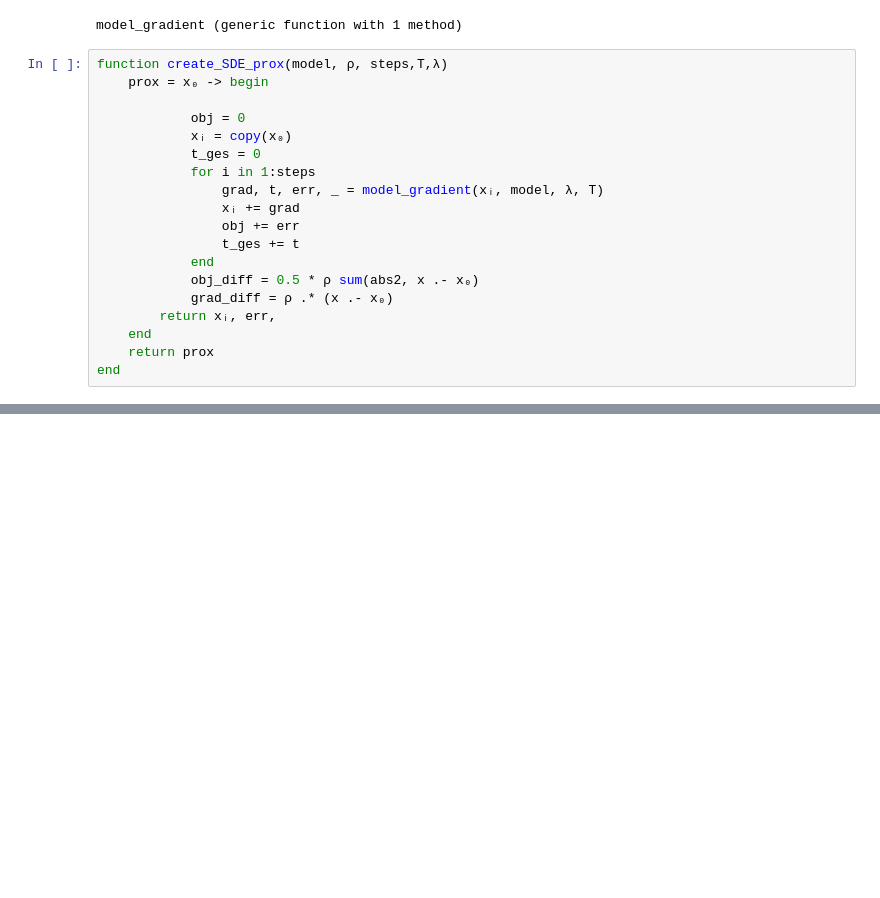
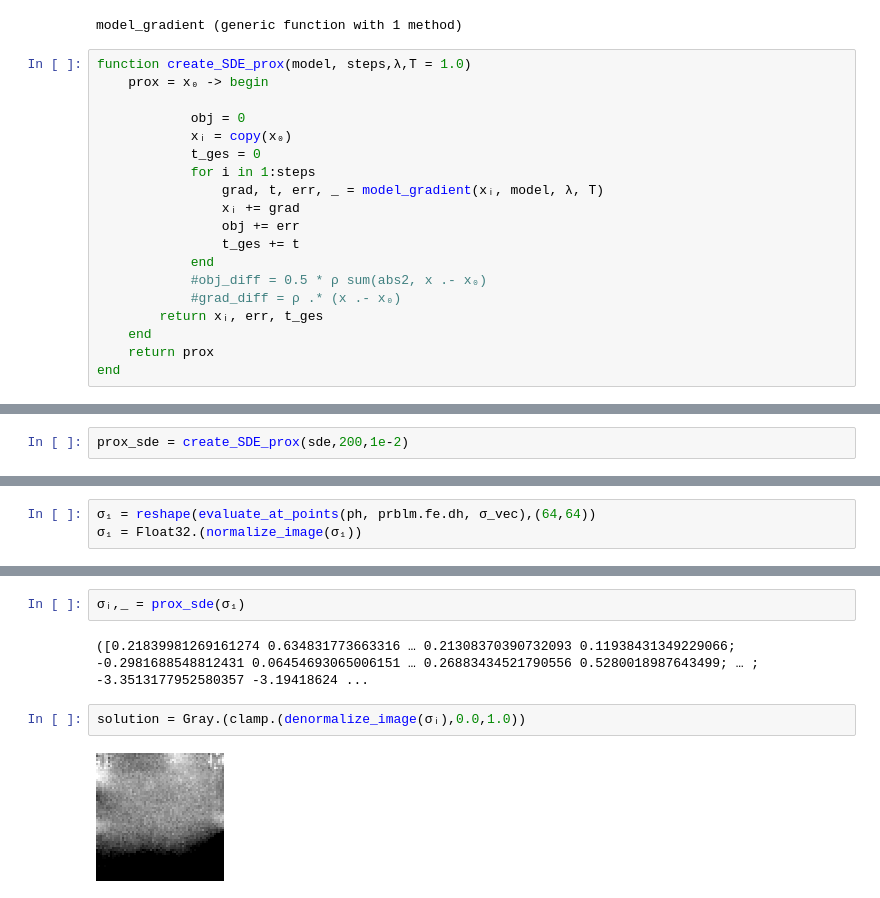
Before and after one commit to DanielBoigk/ModularEIT.jl, a Jupyter notebook: notebooks/reconstructions/006DiffusionProx.ipynb, the cells around one changed output, grey strips where cells are left out. Drawn from its saved outputs; the diff is of its cells as text; blank space fills up the shorter version.

Commit message:
add RED-Diff

```diff
--- a/notebooks/reconstructions/006DiffusionProx.ipynb
+++ b/notebooks/reconstructions/006DiffusionProx.ipynb
@@ -135,7 +136,7 @@ end
 # %% [output]
 model_gradient (generic function with 1 method)
 # %%
-function create_SDE_prox(model, ρ, steps,T,λ)
+function create_SDE_prox(model, steps,λ,T = 1.0)
     prox = x₀ -> begin
 
             obj = 0
@@ -147,9 +148,9 @@ function create_SDE_prox(model, ρ, steps,T,λ)
                 obj += err
                 t_ges += t
             end
-            obj_diff = 0.5 * ρ sum(abs2, x .- x₀)
-            grad_diff = ρ .* (x .- x₀)
-        return xᵢ, err,
+            #obj_diff = 0.5 * ρ sum(abs2, x .- x₀)
+            #grad_diff = ρ .* (x .- x₀)
+        return xᵢ, err, t_ges
     end
     return prox
 end
@@ -155,0 +159,2 @@ end
+# %%
+prox_sde = create_SDE_prox(sde,200,1e-2)
@@ -155,0 +163,3 @@ end
+# %%
+σ₁ = reshape(evaluate_at_points(ph, prblm.fe.dh, σ_vec),(64,64))
+σ₁ = Float32.(normalize_image(σ₁))
@@ -155,0 +184,8 @@ end
+# %%
+σᵢ,_ = prox_sde(σ₁)
+# %% [output]
+([0.21839981269161274 0.634831773663316 … 0.21308370390732093 0.11938431349229066; -0.2981688548812431 0.06454693065006151 … 0.26883434521790556 0.5280018987643499; … ; -3.3513177952580357 -3.19418624 ...
+# %%
+solution = Gray.(clamp.(denormalize_image(σᵢ),0.0,1.0))
+# %% [output]
+[figure, added]
```
Also changed, not shown: parts of 5 cells of this notebook.
